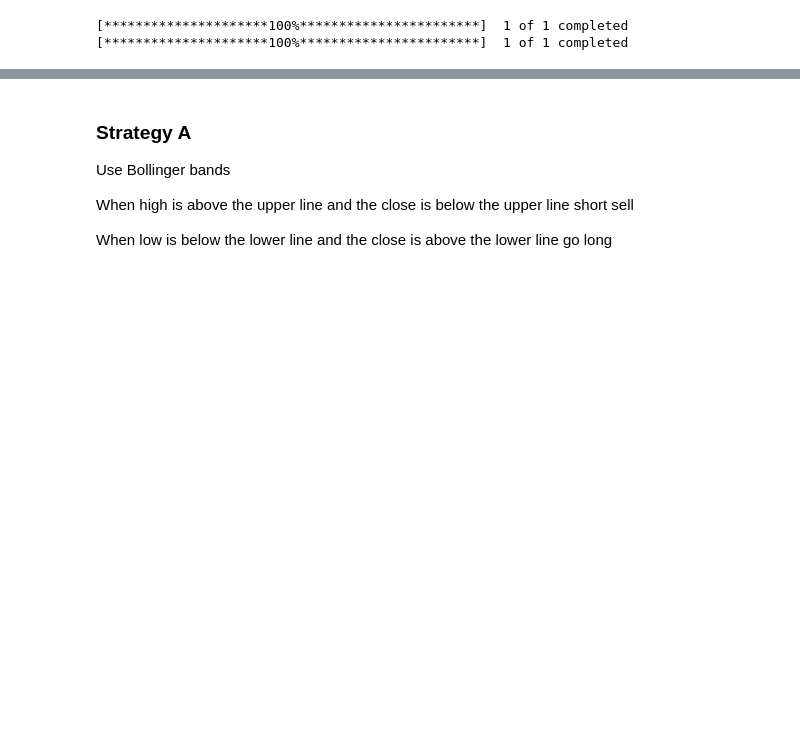
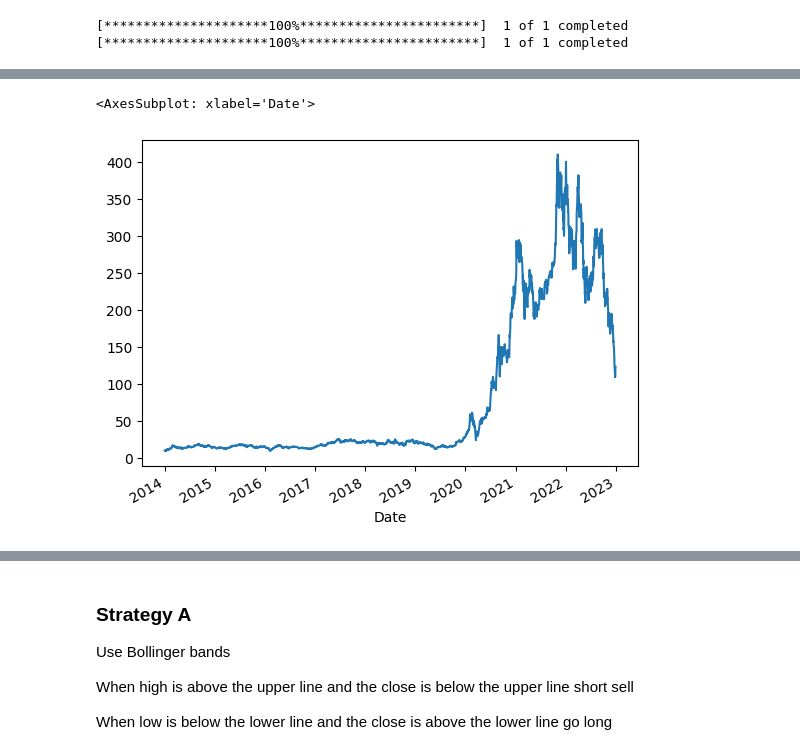
Before and after one commit to mayer19/Algo_Trading_NovaIMS, a Jupyter notebook: AlgoTradingBot.ipynb, the cells around one changed output, grey strips where cells are left out. Saved outputs shown, nothing was run; the diff lists cells and outputs as text; code cells hidden in the pictures; blank space fills up the shorter version.

```diff
--- a/AlgoTradingBot.ipynb
+++ b/AlgoTradingBot.ipynb
@@ -41 +50,7 @@ tesla
+# %%
+#Plot Tesla close price
+tesla.Close.plot()
+# %% [output]
+<AxesSubplot: xlabel='Date'>
+[figure, added]
 # %%
```
Also changed, not shown: parts of 15 cells of this notebook.
